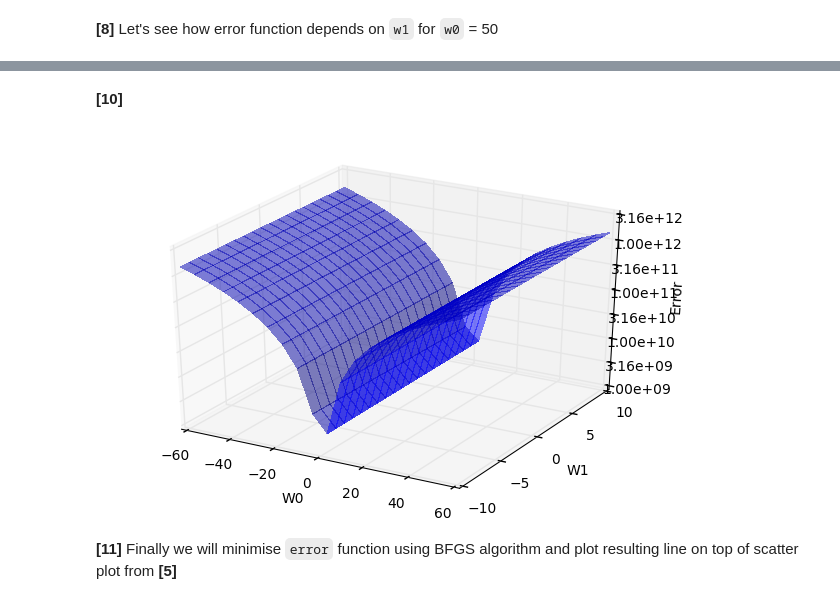
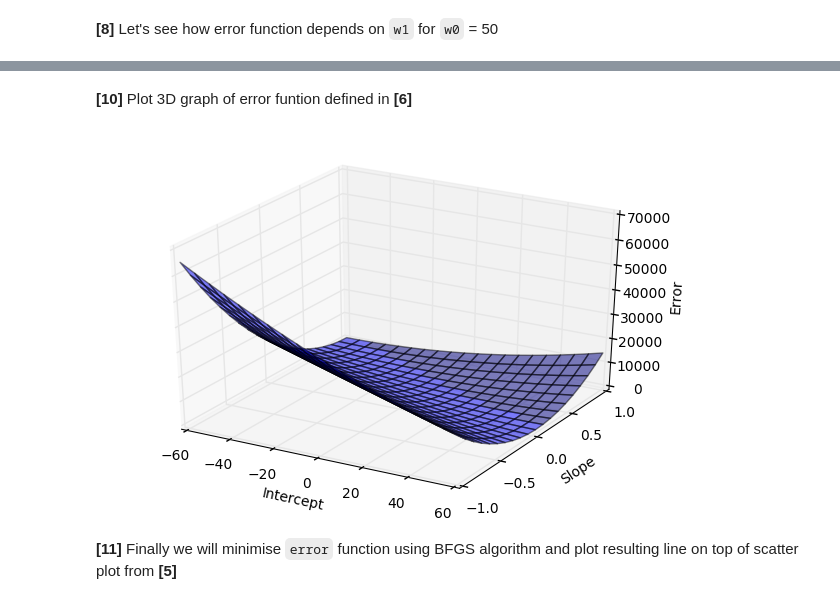
Before and after one commit to EvdokimovN/S7DataScience, a Jupyter notebook: S7DataScience.ipynb, the cells around one changed output, grey strips where cells are left out. Drawn from its saved outputs; the diff is of its cells as text; code cells hidden in the pictures.

Commit message:
Improve plots

```diff
--- a/S7DataScience.ipynb
+++ b/S7DataScience.ipynb
@@ -255,7 +258,6 @@ def gradientDescent(x, y, theta, alpha, numIterations):
         loss = predictions - y
 
         cost = np.sum(np.power(loss,2))
-        #print("Iteration %d | Cost: %f" % (i, cost))
 
         # Break execution if cost doesn't decrease substantially
         if np.abs(cost - old_cost) < 0.0001:
@@ -286,5 +288,11 @@ data = gradientDescent(x, y, theta, alpha, numIterations)
 theta, history = data
 
 print("Squared error function minimum value is {:.2f} for w1 = {:.2f}".format(min(history), theta[1]))
+
+w0 = 50
+sample = 30
+weights = ((w0, theta[1]), (w0, min_w1))
+colors = ('g', 'r')
+plotScatter(sample, df[weight_column_index], df[height_column_index], weights, colors)
 # %% [output]
 Squared error function minimum value is 67545.29 for w1 = 0.08
@@ -291,53 +300,46 @@ Squared error function minimum value is 67545.29 for w1 = 0.08
-# %% [markdown]
-**[10]**
+# %% [markdown]
+**[10]** Plot 3D graph of error funtion defined in **[6]**
 # %%
-def errorT(m, b, points):
+# Implementation curtosy of `unutbu`
+# http://stackoverflow.com/questions/28542686/3d-plot-of-the-error-function-in-a-linear-regression#answer-28543587
+import collections
+
+def errorRedef(w1, w0, points):
     totalError = 0
     for i in range(0, len(points)):
-        totalError += (points[i].y - (m * points[i].x + b)) ** 2
-    return totalError
+        totalError += (points[i].y - (w1 * points[i].x + w0)) ** 2
+    # Dividing by total amount of points simply squeezes function's range
+    # without affecting its shape
+    return totalError / float(len(points))
 
-import collections
-
-# Set x and y variables
 x = df[weight_column_index]
 y = df[height_column_index]
-
-# Named collection but I don't think I need it
 Point = collections.namedtuple('Point', ['x', 'y'])
 
-
-
-# Create point list
 points = [Point(xp, yp) for xp,yp in zip(x, y)]
 
 fig = plt.figure()
 ax = fig.gca(projection='3d')
 
+w1s = np.linspace(-1, 1, 20)
 w0s = np.linspace(-60, 60, 20)
-w1s = np.linspace(-10, 10, 20)
 
-W0, W1 = np.meshgrid(w0s, w1s)
-zs = np.array([errorT(w0, w1, points)
-               for w0, w1 in zip(np.ravel(W0), np.ravel(W1))])
-Z = np.log10(zs).reshape(W0.shape)
+W1, W0 = np.meshgrid(w1s, w0s)
+zs = np.array([errorRedef(w1, w0, points)
+               for w1, w0 in zip(np.ravel(W1), np.ravel(W0))])
+Z = zs.reshape(W1.shape)
 
+ax.plot_surface(B, M, Z, rstride=1, cstride=1, color='b', alpha=0.5)
 
-ax.plot_surface(W0, W1, Z, rstride=1, cstride=1, color='b', alpha=0.5,
-                       linewidth=0, antialiased=False)
-plt.tight_layout()
-ax.set_xlabel('W0')
-ax.set_ylabel('W1')
+ax.set_xlabel('Intercept')
+ax.set_ylabel('Slope')
 ax.set_zlabel('Error')
 
-def log_tick_formatter(val, pos=None):
-    return "{:.2e}".format(10**val)
-
-ax.zaxis.set_major_formatter(mticker.FuncFormatter(log_tick_formatter))
+fig.tight_layout()
 
 plt.show()
 # %% [output]
-[figure, old version]
+[figure, new version]
 # %% [markdown]
 **[11]** Finally we will minimise `error` function using BFGS algorithm and plot resulting line on top of scatter plot from **[5]**
 # %%
```
Also changed, not shown: parts of 4 cells of this notebook.
